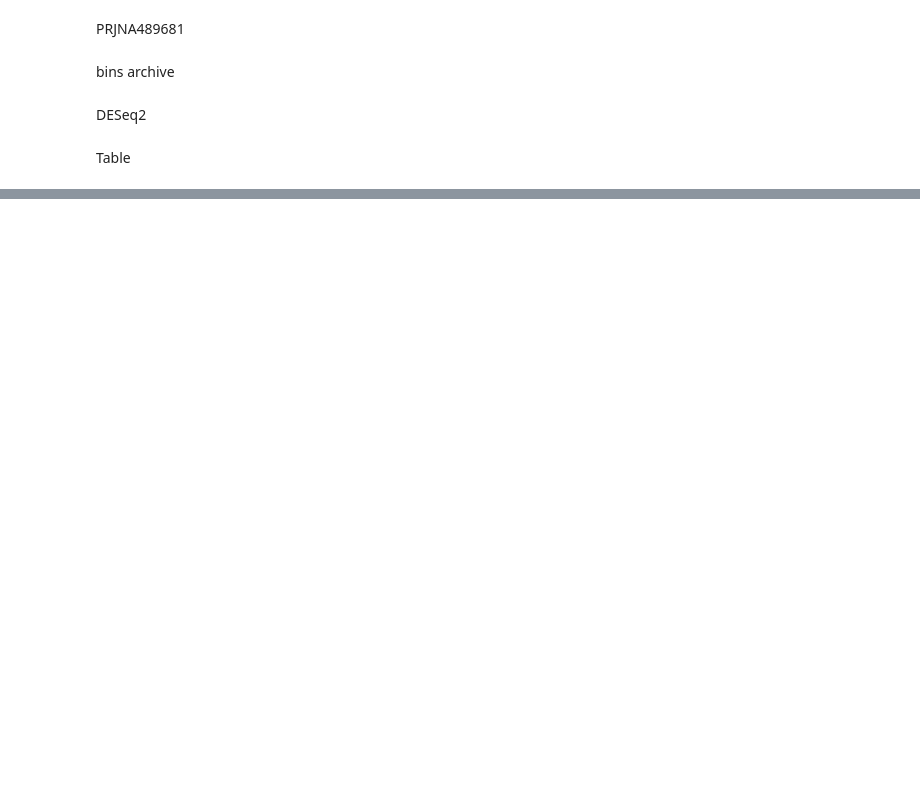
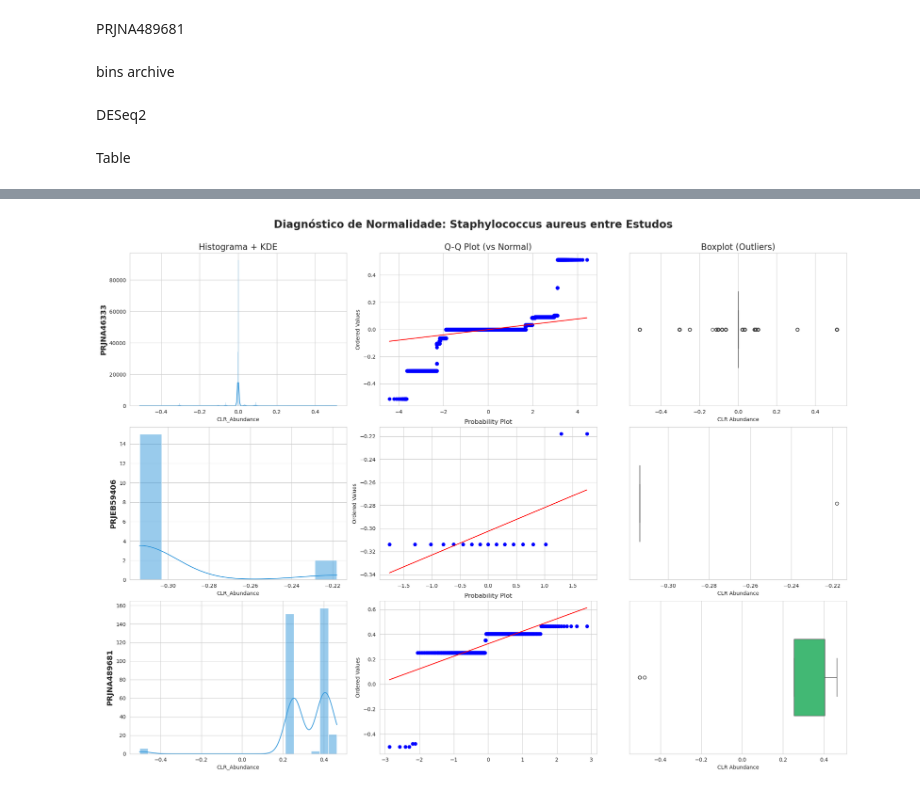
Before and after one commit to Marcosv21/Doc_project, a Jupyter notebook: statistical_analysis/plots_doc_simple.ipynb, the cells around one changed output, grey strips where cells are left out. Cells and saved outputs as stored; diff of their text form; code cells hidden in the pictures; blank space fills up the shorter version.

```diff
--- a/statistical_analysis/plots_doc_simple.ipynb
+++ b/statistical_analysis/plots_doc_simple.ipynb
@@ -1312,12 +772,13 @@ import glob
 
 # 1. Paths
 BASE_DIR = "/home/marcos/PRJNA489681/ORGANIZED_RESULTS_PRJNA489681"
-FUNC_DIR = os.path.join(BASE_DIR, "functional/fila_*")
+FUNC_DIR = os.path.join(BASE_DIR, "functional")
 FILE_META = os.path.join(BASE_DIR, "sample_map.csv")
 FILE_MAG = os.path.join(BASE_DIR, "taxonomy/master_table_mag_sialidase_gtdb.csv")
 FILE_C2B = os.path.join(BASE_DIR, "taxonomy/contigs_to_bins.tsv")
+FILE_CLR = os.path.join(BASE_DIR, "taxonomy/global_master_table_FINAL.csv") # Novo arquivo de CLR
 DIR_DESEQ = os.path.join(BASE_DIR, "functional/DESEQ2_OUTPUT")
-OUT_TSV = os.path.join(BASE_DIR, "Final_Table_Taxonomy_Function_DESeq2.tsv")
+OUT_TSV = os.path.join(BASE_DIR, "Final_Table_Taxonomy_Function_DESeq2_CLR.tsv")
 
 # 2. Helpers
 def load_data(idx_path, dia_path):
@@ -1332,7 +793,7 @@ def load_data(idx_path, dia_path):
 
 # 3. Process Samples
 all_data = []
-for q_dir in sorted(glob.glob(FUNC_DIR)):
+for q_dir in sorted(glob.glob(os.path.join(FUNC_DIR))):
     idx_dir, dia_dir = os.path.join(q_dir, "idxstats"), os.path.join(q_dir, "diamond_results_filtrados")
     if not os.path.exists(idx_dir): continue
 
@@ -1347,7 +808,7 @@ for q_dir in sorted(glob.glob(FUNC_DIR)):
 df_final = pd.concat(all_data).rename(columns={'Mapped': 'Raw_Counts'})
 df_final['Contig_Match_ID'] = df_final['CDS'].apply(lambda x: "_".join(str(x).split('_')[:-1]))
 
-# 4. Merge Metadata & Taxonomy
+# 4. Merge Metadata, Taxonomy & CLR
 meta = pd.read_csv(FILE_META, sep=',').rename(columns={'run_accession': 'Sample'})
 df_final = df_final.merge(meta[['Sample', 'Group']], on='Sample', how='left')
 
@@ -1355,6 +816,16 @@ if os.path.exists(FILE_C2B):
     c2b = pd.read_csv(FILE_C2B, sep='\t', header=None, names=['Contig_Match_ID', 'mag_raw'])
     c2b['mag_id'] = c2b['mag_raw'].str.extract(r'(bin\.\d+)').fillna(c2b['mag_raw'])
     df_final = df_final.merge(c2b[['Contig_Match_ID', 'mag_id']], on='Contig_Match_ID', how='left')
+
+    # Integrando o CLR e Métricas de Qualidade do CheckM
+    if os.path.exists(FILE_CLR):
+        df_clr = pd.read_csv(FILE_CLR)
+        # Renomeamos para bater com as chaves do df_final
+        df_clr.rename(columns={'Sample_ID': 'Sample', 'Bin Id': 'mag_id'}, inplace=True)
+        # Selecionamos colunas essenciais para não inflar demais a tabela
+        cols_clr = ['Sample', 'mag_id', 'CLR_Abundance', 'Completeness', 'Contamination', 'Genome_Size']
+        df_final = df_final.merge(df_clr[cols_clr], on=['Sample', 'mag_id'], how='left')
+
     if os.path.exists(FILE_MAG):
         df_final = df_final.merge(pd.read_csv(FILE_MAG, sep='\t'), on='mag_id', how='left')
 
@@ -1623,0 +849,67 @@ plt.show()
+# %%
+import pandas as pd
+import seaborn as sns
+import matplotlib.pyplot as plt
+import scipy.stats as stats
+import numpy as np
+import os
+
+# 1. Configuração dos Estudos
+studies = [
+    {'id': 'PRJNA46333', 'file': "/home/marcos/PRJNA46333/ORGANIZED_RESULTS_PRJNA46333/Final_Table_Taxonomy_Function_DESeq2_CLR.tsv"},
+    {'id': 'PRJEB59406', 'file': "/home/marcos/PRJEB59406/ORGANIZED_RESULTS_PJREB59406/ORGANIZED_RESULTS_PRJEB59406/Final_Table_Taxonomy_Function_DESeq2_CLR.tsv"},
+    {'id': 'PRJNA489681', 'file': "/home/marcos/PRJNA489681/ORGANIZED_RESULTS_PRJNA489681/Final_Table_Taxonomy_Function_DESeq2_CLR.tsv"}
+]
+
+TARGET = "Staphylococcus aureus"
+
+# Criar figura 3x3 (3 estudos x 3 tipos de plot)
+fig, axes = plt.subplots(3, 3, figsize=(20, 15))
+sns.set_style("whitegrid")
+
+print(f"{'Estudo':<15} | {'W-Statistic':<12} | {'p-value':<12} | {'Distribuição'}")
+print("-" * 65)
+
+for i, study in enumerate(studies):
+    if not os.path.exists(study['file']):
+        print(f"Arquivo não encontrado: {study['id']}")
+        continue
+
+    # Carregar dados
+    df = pd.read_csv(study['file'], sep='\t')
+    data = df[df['Species'] == TARGET]['CLR_Abundance'].dropna()
+
+    if data.empty:
+        continue
+
+    # --- Coluna 1: Histograma + KDE ---
+    sns.histplot(data, kde=True, ax=axes[i, 0], color='#3498db')
+    axes[i, 0].set_ylabel(study['id'], fontsize=14, fontweight='bold')
+    if i == 0: axes[i, 0].set_title("Histograma + KDE", fontsize=16)
+
+    # --- Coluna 2: Q-Q Plot ---
+    stats.probplot(data, dist="norm", plot=axes[i, 1])
+    if i == 0: axes[i, 1].set_title("Q-Q Plot (vs Normal)", fontsize=16)
+    axes[i, 1].set_xlabel("") # Limpar label para não poluir
+
+    # --- Coluna 3: Boxplot ---
+    sns.boxplot(x=data, ax=axes[i, 2], color='#2ecc71', width=0.5)
+    if i == 0: axes[i, 2].set_title("Boxplot (Outliers)", fontsize=16)
+    axes[i, 2].set_xlabel("CLR Abundance")
+
+    # Teste de Shapiro-Wilk para o print
+    w_stat, p_val = stats.shapiro(data)
+    status = "Não-Normal" if p_val < 0.05 else "Normal"
+    print(f"{study['id']:<15} | {w_stat:<12.4f} | {p_val:<12.4e} | {status}")
+
+plt.tight_layout()
+plt.subplots_adjust(top=0.92)
+fig.suptitle(f"Diagnóstico de Normalidade: {TARGET} entre Estudos", fontsize=20, fontweight='bold')
+
+# Salvar a prova científica
+output_path = "/home/marcos/Imagens/Distribuição_Estudos_Spearman_Defense.png"
+plt.savefig(output_path, dpi=300, bbox_inches='tight')
+plt.show()
+
+print(f"\nPainel salvo em: {output_path}")
+# %% [output]
@@ -1623,0 +921 @@ plt.show()
+[figure, added]
```
Also changed, not shown: parts of 38 cells of this notebook, 3 other files.
